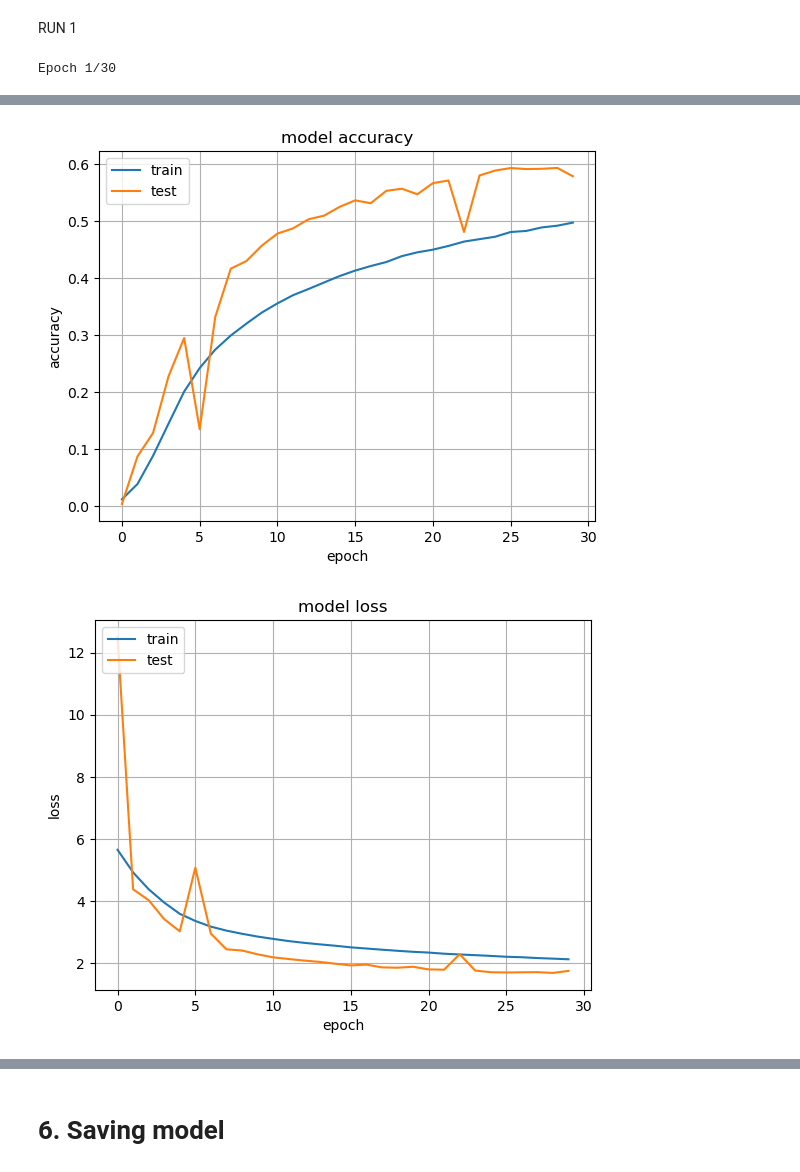
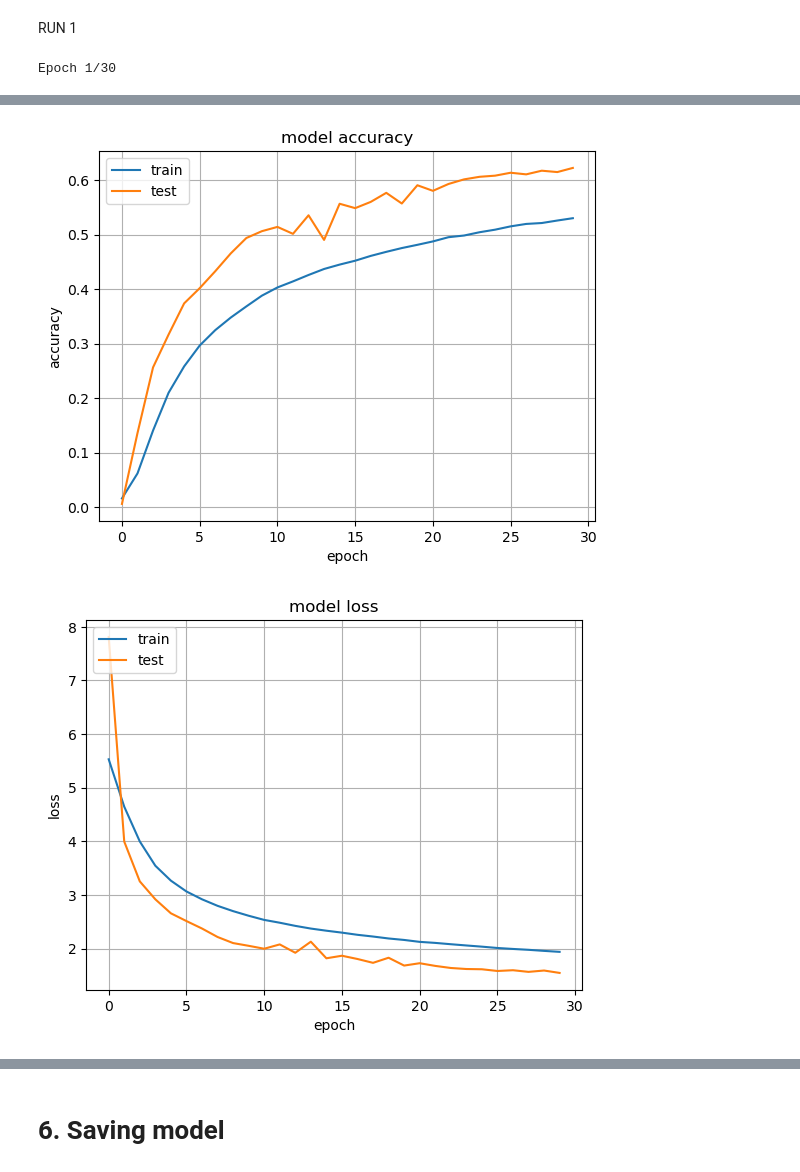
Before and after one commit to mdarfan357/Pictionary, a Jupyter notebook: quickdraw_final2.ipynb, the cells around one changed output, grey strips where cells are left out. Saved outputs shown, nothing was run; the diff lists cells and outputs as text; code cells hidden in the pictures.

```diff
--- a/quickdraw_final2.ipynb
+++ b/quickdraw_final2.ipynb
@@ -164,7 +164,7 @@ checkpoint = ModelCheckpoint(filepath=filepath,
                              mode='min')
 # %%
 from keras.callbacks import EarlyStopping
-earlystop= EarlyStopping(monitor='val_acc', patience=6)
+earlystop= EarlyStopping(monitor='val_accuracy', patience=6)
 # %%
 callbacks = [checkpoint,earlystop]
 # %%
@@ -182,7 +182,13 @@ with strategy.scope():
 
     model = Sequential()
 
-    model.add(Conv2D(64, (3,3), activation = 'relu', padding = 'same', input_shape=(32, 32, 3)))
+#     model.add(Conv2D(32, (3,3), activation = 'relu', padding = 'same', input_shape=(32, 32, 3)))
+#     model.add(Conv2D(32, (3,3), activation = 'relu', padding = 'same'))
+#     model.add(MaxPooling2D(2,2))
+#     model.add(Dropout(0.25))
+#     model.add(BatchNormalization())
+
+    model.add(Conv2D(64, (3,3), activation = 'relu', padding = 'same',input_shape=(32,32,3)))
     model.add(Conv2D(64, (3,3), activation = 'relu', padding = 'same'))
     model.add(MaxPooling2D(2,2))
     model.add(Dropout(0.25))
@@ -206,25 +212,20 @@ with strategy.scope():
     model.add(Dropout(0.25))
     model.add(BatchNormalization())
 
-    model.add(Conv2D(1024, (3,3), activation = 'relu', padding = 'same'))
-    model.add(Conv2D(1024, (3,3), activation = 'relu', padding = 'same'))
+    model.add(Conv2D(1024, (7,7), activation = 'relu', padding = 'same'))
+    model.add(Conv2D(1024, (7,7), activation = 'relu', padding = 'same'))
     model.add(MaxPooling2D(2,2))
     model.add(BatchNormalization())
     model.add(Flatten())
 
 
-
-    model.add(Dense(2048, activation='relu'))
-    model.add(Dropout(0.5))
-    model.add(BatchNormalization())
-
-#     model.add(Dense(1024, activation='relu',kernel_regularizer=regularizers.l2(0.05)))
+#     model.add(Dense(1024, activation='relu',kernel_regularizer=regularizers.l2(0.01)))
     model.add(Dense(1024, activation='relu'))
     model.add(Dropout(0.5))
     model.add(BatchNormalization())
 
     model.add(Dense(512, activation='relu'))
-#     model.add(Dense(512, activation='relu',kernel_regularizer=regularizers.l2(0.05)))
+#     model.add(Dense(512, activation='relu',kernel_regularizer=regularizers.l2(0.01)))
     model.add(Dropout(0.25))
     model.add(BatchNormalization())
 
@@ -285,7 +286,14 @@ RUN 1
 history = model.fit(
     x=aug.flow(tr_x, tr_Y, batch_size=128),
     validation_data=(tst_x,tst_Y),
-    epochs=30)
+    epochs=30,
+    callbacks=callbacks)
+
+# history = model.fit(
+#     x=aug.flow(tr_x, tr_Y, batch_size=200),
+#     validation_data=(tst_x,tst_Y),
+#     epochs=200,
+#     callbacks=callbacks)
 
 print(history.history.keys())
 # summarize history for accuracy
@@ -306,5 +314,14 @@ plt.xlabel('epoch')
 plt.legend(['train', 'test'], loc='upper left')
 plt.grid()
 plt.show()
+
+
+# plt.plot(history.history['accuracy'])
+# plt.plot(history.history['val_accuracy'])
+# plt.title('model accuracy')
+# plt.ylabel('accuracy')
+# plt.xlabel('epoch')
+# plt.legend(['train', 'val'], loc='upper left')
+# plt.show()
 # %% [output]
 Epoch 1/30
@@ -328,3 +345,3 @@ Epoch 30/30
 dict_keys(['loss', 'accuracy', 'val_loss', 'val_accuracy'])
-[figure, old version]
+[figure, new version]
-[figure, old version]
+[figure, new version]
```
Also changed, not shown: parts of 10 cells of this notebook.
